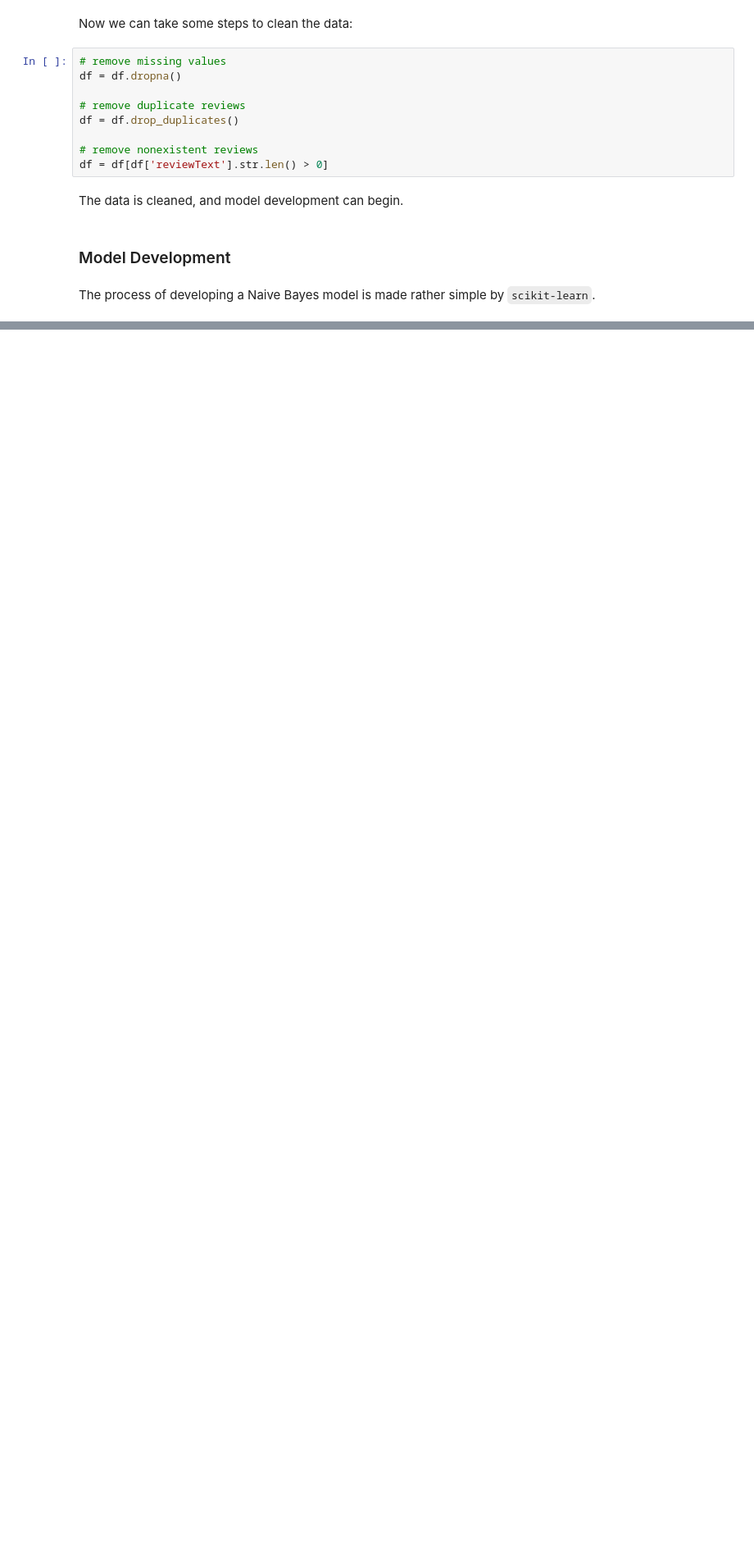
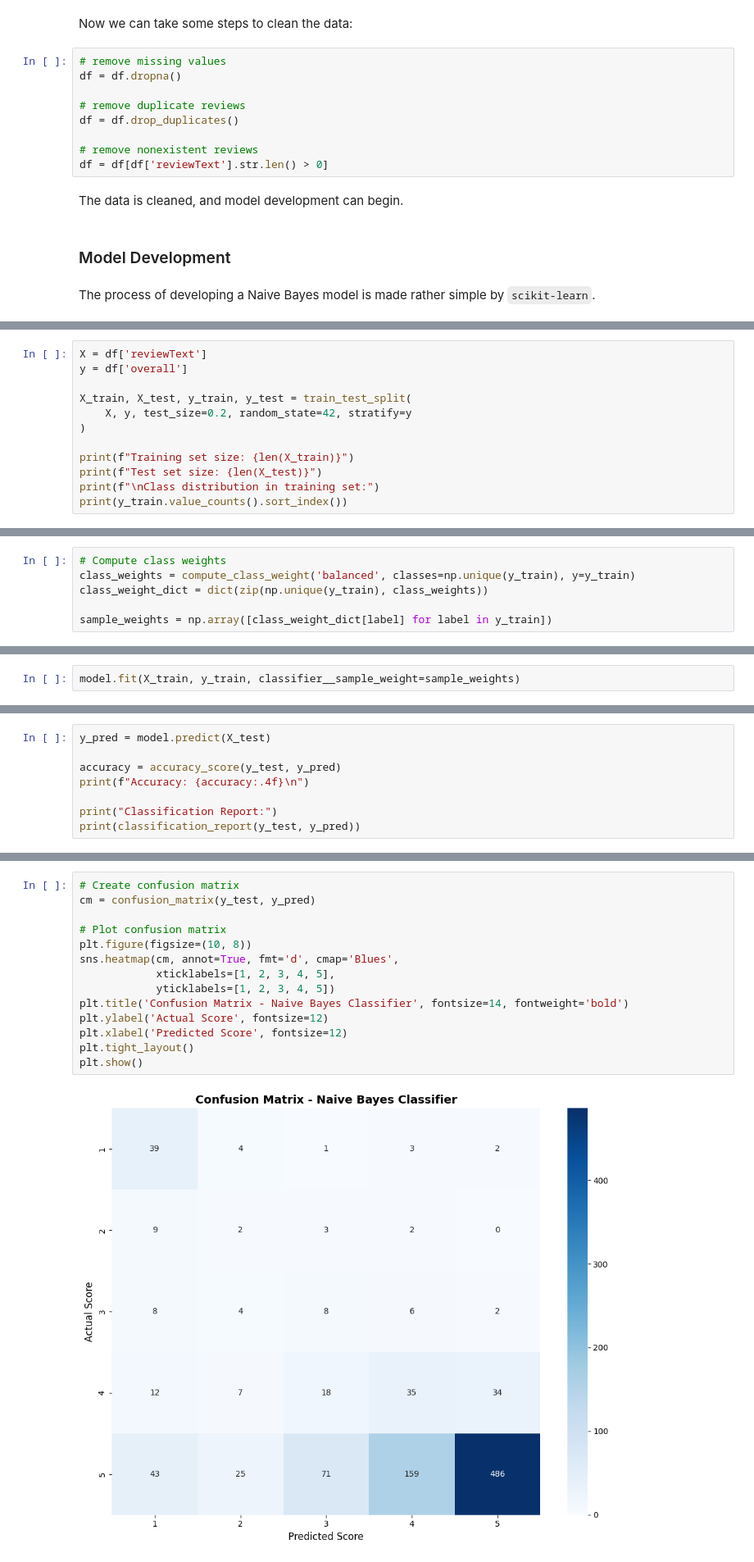
Before and after one commit to RonCodes88/insightly, a Jupyter notebook: naive_bayes/naive_bayes.ipynb, the cells around one changed output, grey strips where cells are left out. Shown: that part at 82% size. Saved outputs shown, nothing was run; the diff lists cells and outputs as text; blank space fills up the shorter version.

```diff
--- a/naive_bayes/naive_bayes.ipynb
+++ b/naive_bayes/naive_bayes.ipynb
@@ -65,0 +219,12 @@ The process of developing a Naive Bayes model is made rather simple by `scikit-l
+# %%
+X = df['reviewText']
+y = df['overall']
+
+X_train, X_test, y_train, y_test = train_test_split(
+    X, y, test_size=0.2, random_state=42, stratify=y
+)
+
+print(f"Training set size: {len(X_train)}")
+print(f"Test set size: {len(X_test)}")
+print(f"\nClass distribution in training set:")
+print(y_train.value_counts().sort_index())
@@ -65,0 +245,6 @@ The process of developing a Naive Bayes model is made rather simple by `scikit-l
+# %%
+# Compute class weights
+class_weights = compute_class_weight('balanced', classes=np.unique(y_train), y=y_train)
+class_weight_dict = dict(zip(np.unique(y_train), class_weights))
+
+sample_weights = np.array([class_weight_dict[label] for label in y_train])
@@ -65,0 +253,2 @@ The process of developing a Naive Bayes model is made rather simple by `scikit-l
+# %%
+model.fit(X_train, y_train, classifier__sample_weight=sample_weights)
@@ -65,0 +262,8 @@ The process of developing a Naive Bayes model is made rather simple by `scikit-l
+# %%
+y_pred = model.predict(X_test)
+
+accuracy = accuracy_score(y_test, y_pred)
+print(f"Accuracy: {accuracy:.4f}\n")
+
+print("Classification Report:")
+print(classification_report(y_test, y_pred))
@@ -65,0 +285,16 @@ The process of developing a Naive Bayes model is made rather simple by `scikit-l
+# %%
+# Create confusion matrix
+cm = confusion_matrix(y_test, y_pred)
+
+# Plot confusion matrix
+plt.figure(figsize=(10, 8))
+sns.heatmap(cm, annot=True, fmt='d', cmap='Blues',
+            xticklabels=[1, 2, 3, 4, 5],
+            yticklabels=[1, 2, 3, 4, 5])
+plt.title('Confusion Matrix - Naive Bayes Classifier', fontsize=14, fontweight='bold')
+plt.ylabel('Actual Score', fontsize=12)
+plt.xlabel('Predicted Score', fontsize=12)
+plt.tight_layout()
+plt.show()
+# %% [output]
+[figure, added]
```
Also changed, not shown: parts of 26 cells of this notebook.
